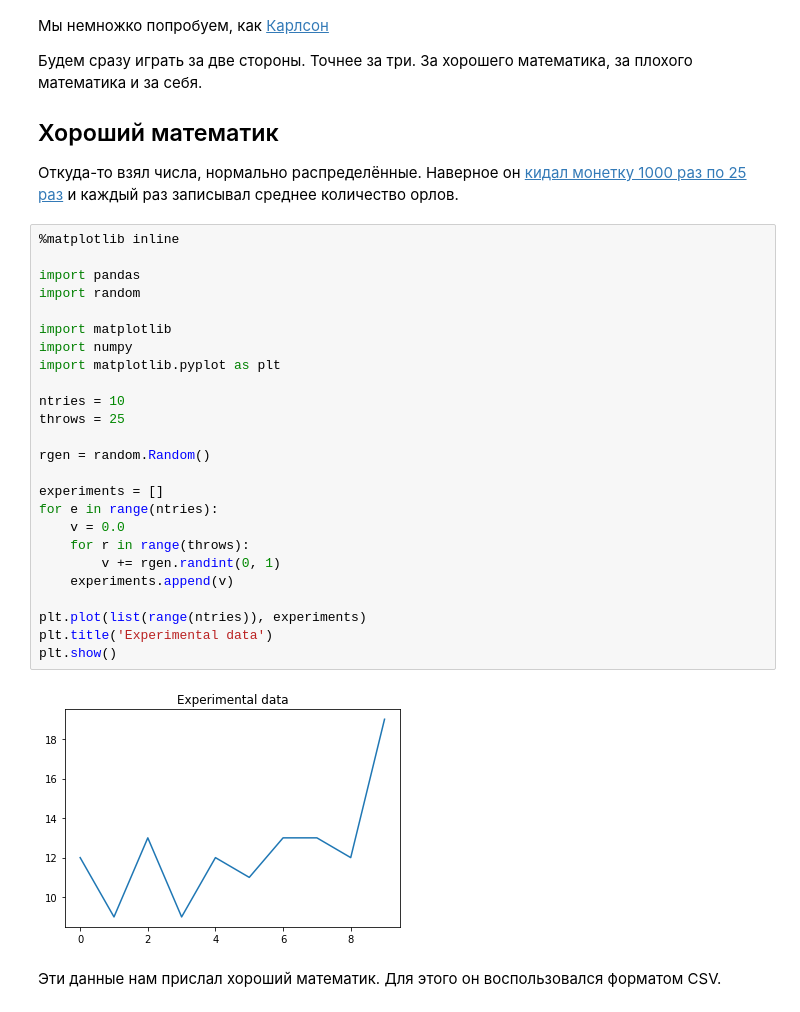
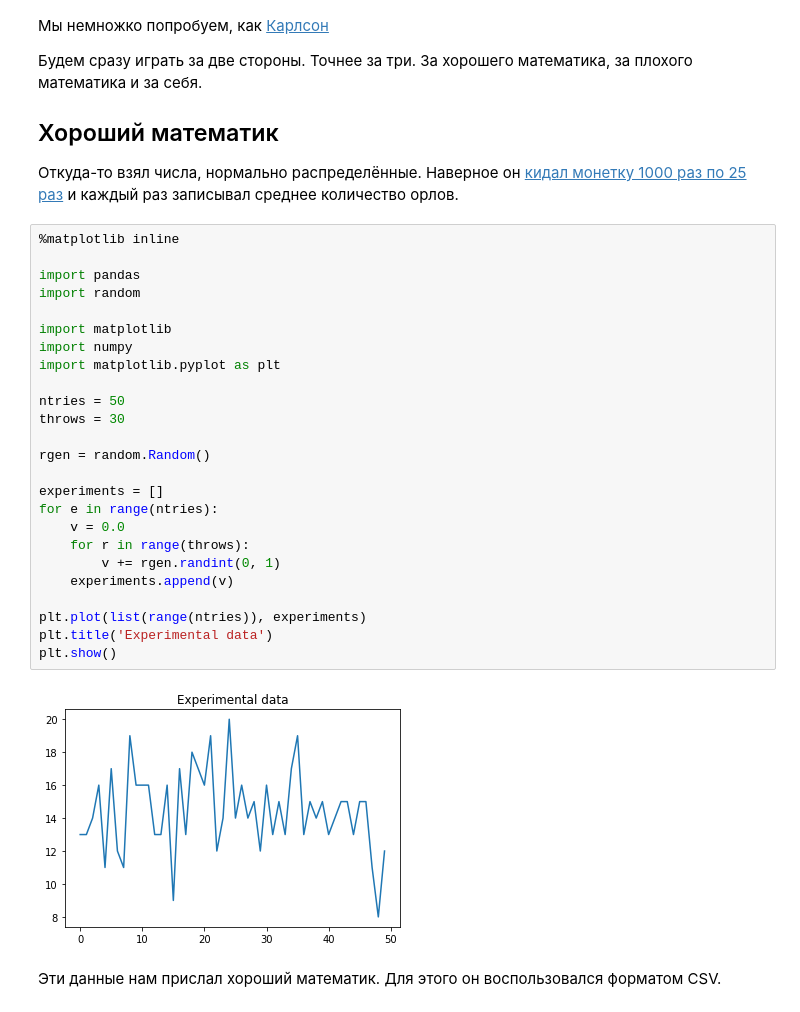
Before and after one commit to dluciv/python-intro-course, a Jupyter notebook: docs/jupiter-notebooks/09.pandas.ipynb, the cells around one changed output. Saved outputs shown, nothing was run; the diff lists cells and outputs as text.

```diff
--- a/docs/jupiter-notebooks/09.pandas.ipynb
+++ b/docs/jupiter-notebooks/09.pandas.ipynb
@@ -13,30 +13,30 @@
 # %%
 %matplotlib inline
 
 import pandas
 import random
 
 import matplotlib
 import numpy
 import matplotlib.pyplot as plt
 
-ntries = 10
-throws = 25
+ntries = 50
+throws = 30
 
 rgen = random.Random()
 
 experiments = []
 for e in range(ntries):
     v = 0.0
     for r in range(throws):
         v += rgen.randint(0, 1)
     experiments.append(v)
 
 plt.plot(list(range(ntries)), experiments)
 plt.title('Experimental data')
 plt.show()
 # %% [output]
-[figure, old version]
+[figure, new version]
 # %% [markdown]
 Эти данные нам прислал хороший математик. Для этого он воспользовался форматом CSV.
 # %%
```
Also changed, not shown: parts of 5 cells of this notebook.
